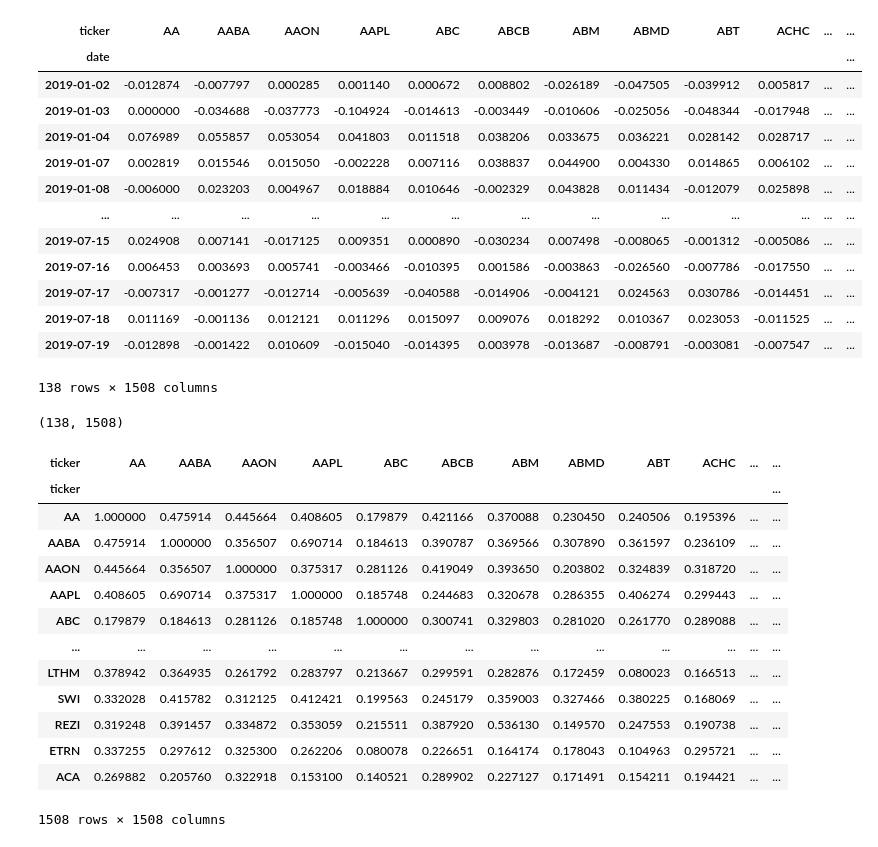
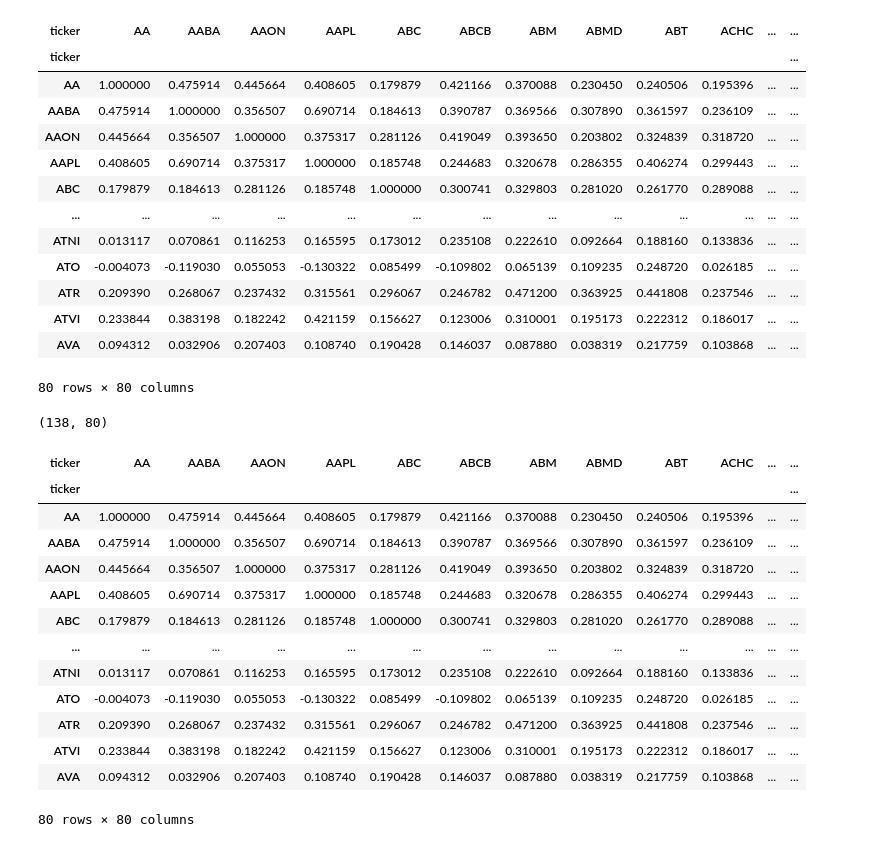
Before and after one commit to jase-clarkson/mini_1, a Jupyter notebook: PCA.ipynb, the cells around one changed output. Cells and saved outputs as stored; diff of their text form; code cells hidden in the pictures.

```diff
--- a/PCA.ipynb
+++ b/PCA.ipynb
@@ -3,38 +3,40 @@ import numpy as np
 import pandas as pd
 import matplotlib.pyplot as plt
 from sklearn.decomposition import PCA
-PATH = '/home/clarkson/data/us_eq/cache'
+PATH = '/data/hawfinch/clarkson/data/us_eq/cache'
 # %%
 df = pd.read_pickle('{}/log_returns_cleaned.pkl'.format(PATH))
 # %%
 idx = pd.IndexSlice
 t = df.loc['2019-01-01':'2019-07-19'].dropna(axis=1)
 # print(t.columns[t])
 data = df.loc['2019-01-01':'2019-07-19'].dropna(axis=1)
 # data = df.interpolate()
-data
+data.iloc[:,:80].apply(lambda x: x / x.std()).corr()
 # %% [output]
 | ticker | AA | AABA | AAON | AAPL | ABC | ABCB | ABM | ABMD | ABT | ACHC | ... | ... |
-| date |  |  |  |  |  |  |  |  |  |  |  | ... |
-| 2019-01-02 | -0.012874 | -0.007797 | 0.000285 | 0.001140 | 0.000672 | 0.008802 | -0.026189 | -0.047505 | -0.039912 | 0.005817 | ... | ... |
-| 2019-01-03 | 0.000000 | -0.034688 | -0.037773 | -0.104924 | -0.014613 | -0.003449 | -0.010606 | -0.025056 | -0.048344 | -0.017948 | ... | ... |
-| 2019-01-04 | 0.076989 | 0.055857 | 0.053054 | 0.041803 | 0.011518 | 0.038206 | 0.033675 | 0.036221 | 0.028142 | 0.028717 | ... | ... |
-| 2019-01-07 | 0.002819 | 0.015546 | 0.015050 | -0.002228 | 0.007116 | 0.038837 | 0.044900 | 0.004330 | 0.014865 | 0.006102 | ... | ... |
-| 2019-01-08 | -0.006000 | 0.023203 | 0.004967 | 0.018884 | 0.010646 | -0.002329 | 0.043828 | 0.011434 | -0.012079 | 0.025898 | ... | ... |
+| ticker |  |  |  |  |  |  |  |  |  |  |  | ... |
+| AA | 1.000000 | 0.475914 | 0.445664 | 0.408605 | 0.179879 | 0.421166 | 0.370088 | 0.230450 | 0.240506 | 0.195396 | ... | ... |
+| AABA | 0.475914 | 1.000000 | 0.356507 | 0.690714 | 0.184613 | 0.390787 | 0.369566 | 0.307890 | 0.361597 | 0.236109 | ... | ... |
+| AAON | 0.445664 | 0.356507 | 1.000000 | 0.375317 | 0.281126 | 0.419049 | 0.393650 | 0.203802 | 0.324839 | 0.318720 | ... | ... |
+| AAPL | 0.408605 | 0.690714 | 0.375317 | 1.000000 | 0.185748 | 0.244683 | 0.320678 | 0.286355 | 0.406274 | 0.299443 | ... | ... |
+| ABC | 0.179879 | 0.184613 | 0.281126 | 0.185748 | 1.000000 | 0.300741 | 0.329803 | 0.281020 | 0.261770 | 0.289088 | ... | ... |
 | ... | ... | ... | ... | ... | ... | ... | ... | ... | ... | ... | ... | ... |
-| 2019-07-15 | 0.024908 | 0.007141 | -0.017125 | 0.009351 | 0.000890 | -0.030234 | 0.007498 | -0.008065 | -0.001312 | -0.005086 | ... | ... |
-| 2019-07-16 | 0.006453 | 0.003693 | 0.005741 | -0.003466 | -0.010395 | 0.001586 | -0.003863 | -0.026560 | -0.007786 | -0.017550 | ... | ... |
-| 2019-07-17 | -0.007317 | -0.001277 | -0.012714 | -0.005639 | -0.040588 | -0.014906 | -0.004121 | 0.024563 | 0.030786 | -0.014451 | ... | ... |
-| 2019-07-18 | 0.011169 | -0.001136 | 0.012121 | 0.011296 | 0.015097 | 0.009076 | 0.018292 | 0.010367 | 0.023053 | -0.011525 | ... | ... |
-| 2019-07-19 | -0.012898 | -0.001422 | 0.010609 | -0.015040 | -0.014395 | 0.003978 | -0.013687 | -0.008791 | -0.003081 | -0.007547 | ... | ... |
+| ATNI | 0.013117 | 0.070861 | 0.116253 | 0.165595 | 0.173012 | 0.235108 | 0.222610 | 0.092664 | 0.188160 | 0.133836 | ... | ... |
+| ATO | -0.004073 | -0.119030 | 0.055053 | -0.130322 | 0.085499 | -0.109802 | 0.065139 | 0.109235 | 0.248720 | 0.026185 | ... | ... |
+| ATR | 0.209390 | 0.268067 | 0.237432 | 0.315561 | 0.296067 | 0.246782 | 0.471200 | 0.363925 | 0.441808 | 0.237546 | ... | ... |
+| ATVI | 0.233844 | 0.383198 | 0.182242 | 0.421159 | 0.156627 | 0.123006 | 0.310001 | 0.195173 | 0.222312 | 0.186017 | ... | ... |
+| AVA | 0.094312 | 0.032906 | 0.207403 | 0.108740 | 0.190428 | 0.146037 | 0.087880 | 0.038319 | 0.217759 | 0.103868 | ... | ... |
-138 rows × 1508 columns
+80 rows × 80 columns
 # %%
 # cov_matrix = data.apply(lambda x: x / x.std()).cov()
-corr = data.corr()
-print(data.shape)
+_data = data.iloc[:,:80]
+corr = _data.corr()
+
+print(_data.shape)
 corr
 # %% [output]
-(138, 1508)
+(138, 80)
 | ticker | AA | AABA | AAON | AAPL | ABC | ABCB | ABM | ABMD | ABT | ACHC | ... | ... |
 | ticker |  |  |  |  |  |  |  |  |  |  |  | ... |
 | AA | 1.000000 | 0.475914 | 0.445664 | 0.408605 | 0.179879 | 0.421166 | 0.370088 | 0.230450 | 0.240506 | 0.195396 | ... | ... |
@@ -43,12 +45,12 @@ corr
 | AAPL | 0.408605 | 0.690714 | 0.375317 | 1.000000 | 0.185748 | 0.244683 | 0.320678 | 0.286355 | 0.406274 | 0.299443 | ... | ... |
 | ABC | 0.179879 | 0.184613 | 0.281126 | 0.185748 | 1.000000 | 0.300741 | 0.329803 | 0.281020 | 0.261770 | 0.289088 | ... | ... |
 | ... | ... | ... | ... | ... | ... | ... | ... | ... | ... | ... | ... | ... |
-| LTHM | 0.378942 | 0.364935 | 0.261792 | 0.283797 | 0.213667 | 0.299591 | 0.282876 | 0.172459 | 0.080023 | 0.166513 | ... | ... |
-| SWI | 0.332028 | 0.415782 | 0.312125 | 0.412421 | 0.199563 | 0.245179 | 0.359003 | 0.327466 | 0.380225 | 0.168069 | ... | ... |
-| REZI | 0.319248 | 0.391457 | 0.334872 | 0.353059 | 0.215511 | 0.387920 | 0.536130 | 0.149570 | 0.247553 | 0.190738 | ... | ... |
-| ETRN | 0.337255 | 0.297612 | 0.325300 | 0.262206 | 0.080078 | 0.226651 | 0.164174 | 0.178043 | 0.104963 | 0.295721 | ... | ... |
-| ACA | 0.269882 | 0.205760 | 0.322918 | 0.153100 | 0.140521 | 0.289902 | 0.227127 | 0.171491 | 0.154211 | 0.194421 | ... | ... |
+| ATNI | 0.013117 | 0.070861 | 0.116253 | 0.165595 | 0.173012 | 0.235108 | 0.222610 | 0.092664 | 0.188160 | 0.133836 | ... | ... |
+| ATO | -0.004073 | -0.119030 | 0.055053 | -0.130322 | 0.085499 | -0.109802 | 0.065139 | 0.109235 | 0.248720 | 0.026185 | ... | ... |
+| ATR | 0.209390 | 0.268067 | 0.237432 | 0.315561 | 0.296067 | 0.246782 | 0.471200 | 0.363925 | 0.441808 | 0.237546 | ... | ... |
+| ATVI | 0.233844 | 0.383198 | 0.182242 | 0.421159 | 0.156627 | 0.123006 | 0.310001 | 0.195173 | 0.222312 | 0.186017 | ... | ... |
+| AVA | 0.094312 | 0.032906 | 0.207403 | 0.108740 | 0.190428 | 0.146037 | 0.087880 | 0.038319 | 0.217759 | 0.103868 | ... | ... |
-1508 rows × 1508 columns
+80 rows × 80 columns
 # %%
 w, v = np.linalg.eigh(corr)
 # %%
```
Also changed, not shown: parts of 5 cells of this notebook, 6 other files.
